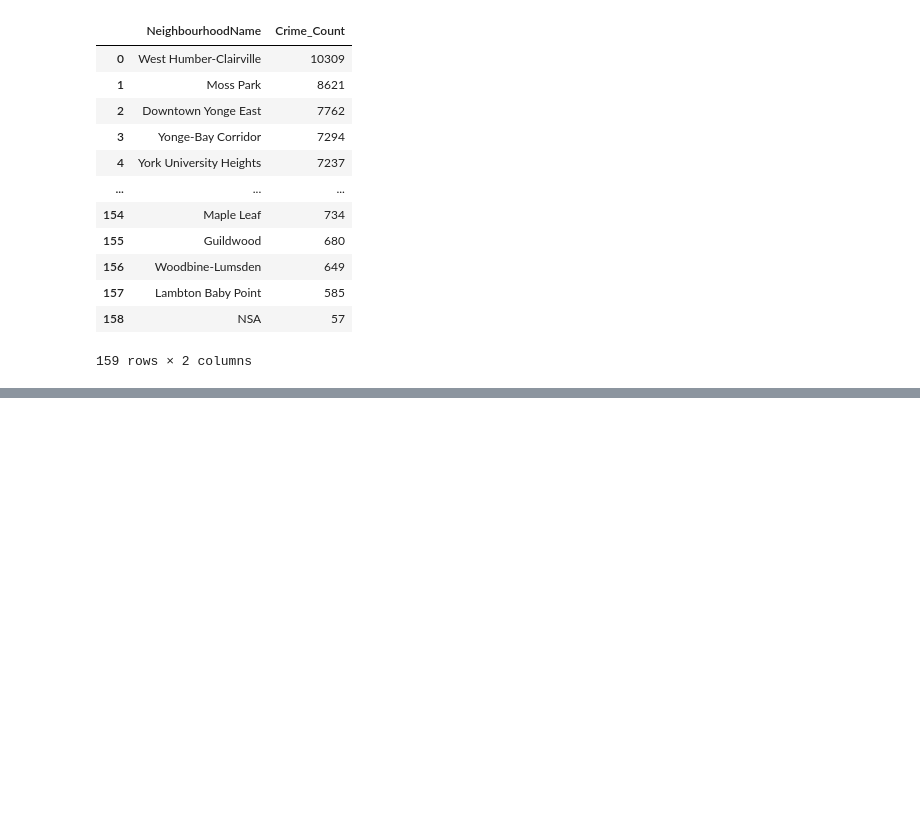
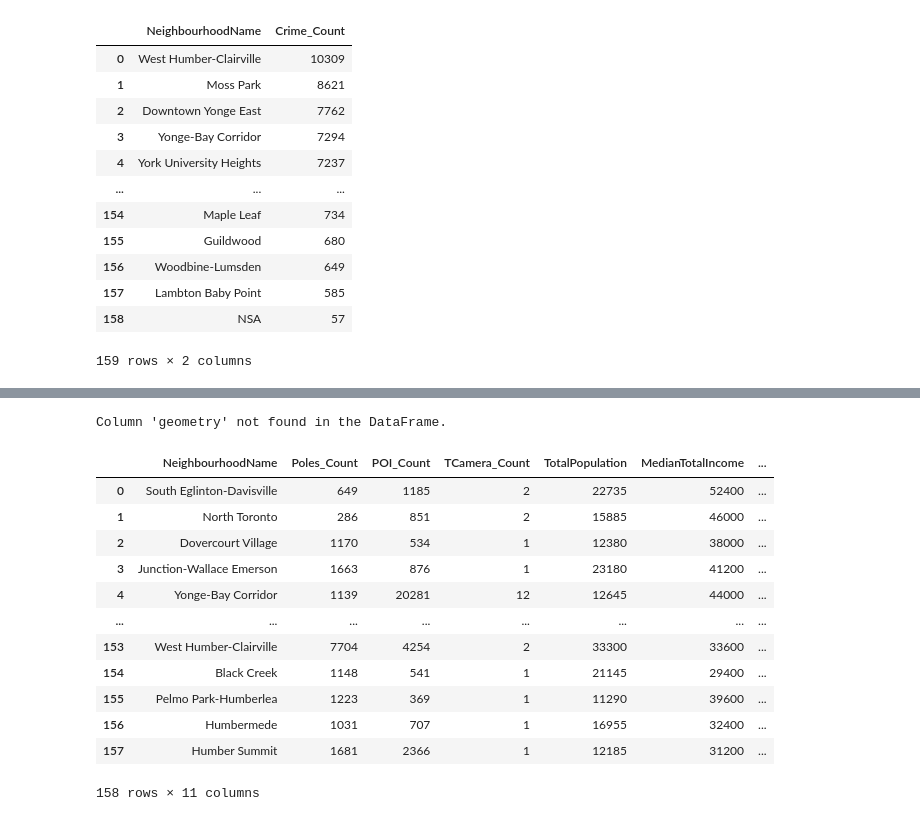
Before and after one commit to rentruong/ENGO645_TorontoCrimeAnalysis, a Jupyter notebook: TorontoCrimeSpatialAutocorrelation.ipynb, the cells around one changed output, grey strips where cells are left out. Cells and saved outputs as stored; diff of their text form; code cells hidden in the pictures; blank space fills up the shorter version.

```diff
--- a/TorontoCrimeSpatialAutocorrelation.ipynb
+++ b/TorontoCrimeSpatialAutocorrelation.ipynb
@@ -101,0 +105,28 @@ memory usage: 17.3+ KB
+# %%
+# Check Neighbourhood File
+# Load the Neighbourhood file
+Neighbourhood_file = os.path.join(folder_path, "Neighbourhood_Cleaned.csv")
+Neighbourhood_data = pd.read_csv(Neighbourhood_file)
+
+# Drop the 'geometry' column
+if 'geometry' in Neighbourhood_data.columns:
+    Neighbourhood_data.drop(columns=['geometry'], inplace=True)
+else:
+    print("Column 'geometry' not found in the DataFrame.")
+
+Neighbourhood_data
+# %% [output]
+Column 'geometry' not found in the DataFrame.
+|  | NeighbourhoodName | Poles_Count | POI_Count | TCamera_Count | TotalPopulation | MedianTotalIncome | ... |
+| 0 | South Eglinton-Davisville | 649 | 1185 | 2 | 22735 | 52400 | ... |
+| 1 | North Toronto | 286 | 851 | 2 | 15885 | 46000 | ... |
+| 2 | Dovercourt Village | 1170 | 534 | 1 | 12380 | 38000 | ... |
+| 3 | Junction-Wallace Emerson | 1663 | 876 | 1 | 23180 | 41200 | ... |
+| 4 | Yonge-Bay Corridor | 1139 | 20281 | 12 | 12645 | 44000 | ... |
+| ... | ... | ... | ... | ... | ... | ... | ... |
+| 153 | West Humber-Clairville | 7704 | 4254 | 2 | 33300 | 33600 | ... |
+| 154 | Black Creek | 1148 | 541 | 1 | 21145 | 29400 | ... |
+| 155 | Pelmo Park-Humberlea | 1223 | 369 | 1 | 11290 | 39600 | ... |
+| 156 | Humbermede | 1031 | 707 | 1 | 16955 | 32400 | ... |
+| 157 | Humber Summit | 1681 | 2366 | 1 | 12185 | 31200 | ... |
+158 rows × 11 columns
```
Also changed, not shown: parts of 10 cells of this notebook.
